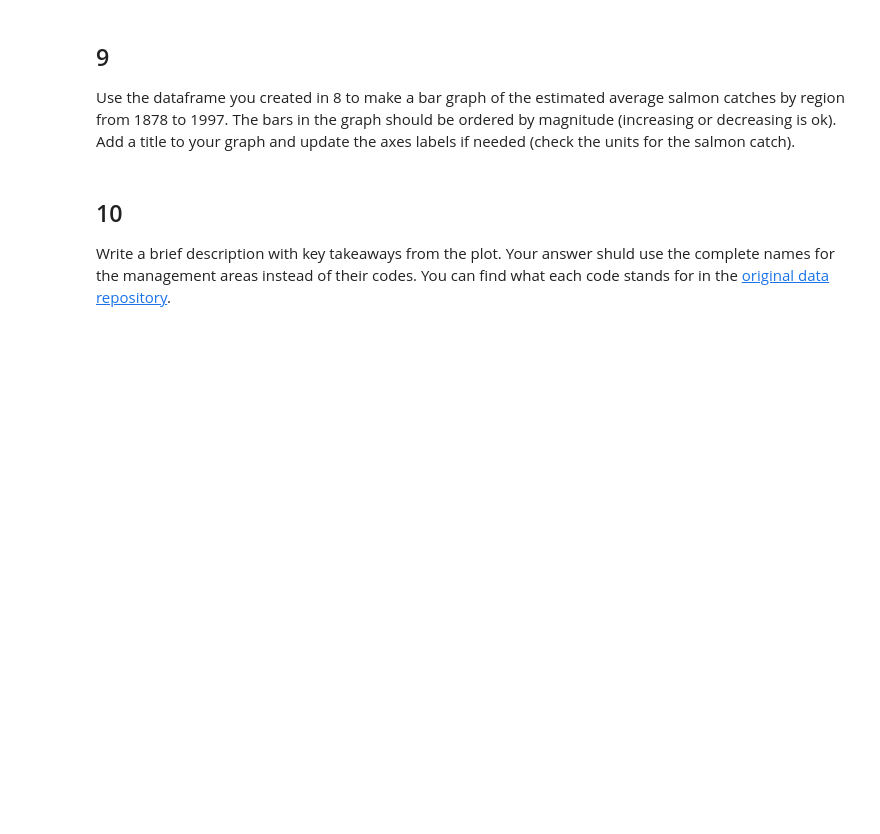
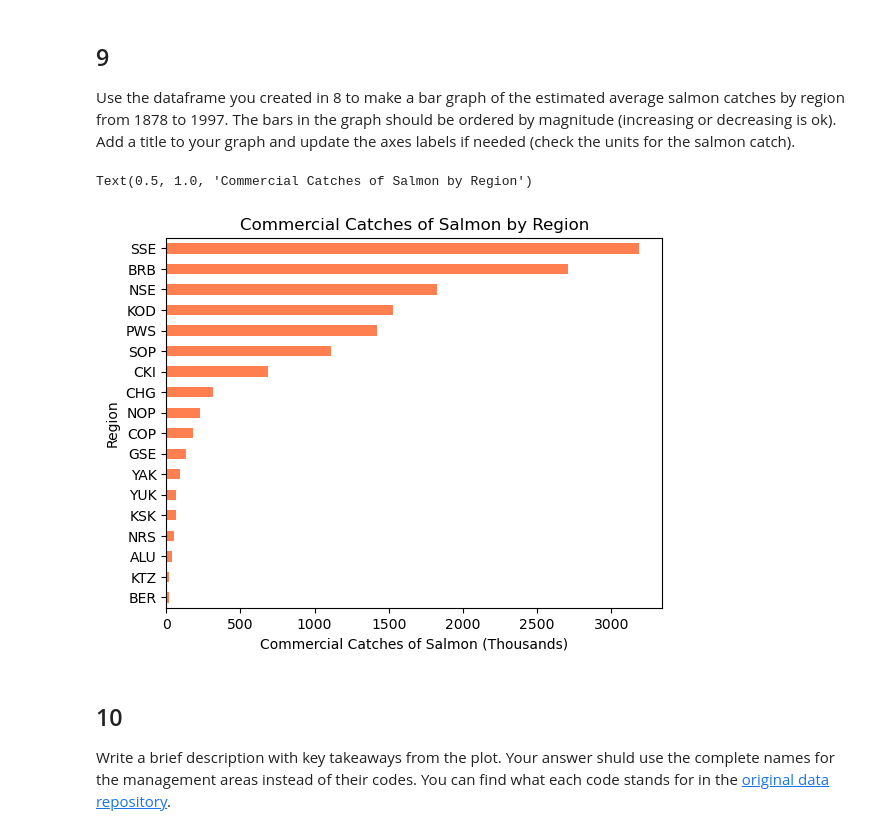
Before and after one commit to willrmull/eds220-hwk2, a Jupyter notebook: task2/hwk2-task2-salmon.ipynb, the cells around one changed output. Cells and saved outputs as stored; diff of their text form; code cells hidden in the pictures; blank space fills up the shorter version.

```diff
--- a/task2/hwk2-task2-salmon.ipynb
+++ b/task2/hwk2-task2-salmon.ipynb
@@ -225,0 +220,4 @@ avg_region
+# %%
+# Find average salmon catch by region
+avg_region = catch_data.groupby('Region')['Catch'].mean()
+avg_region
@@ -233,6 +254,16 @@ grader.check("q8")
 ## 9
 
 Use the dataframe you created in 8 to make a bar graph of the estimated average salmon catches by region from 1878 to 1997. The bars in the graph should be ordered by magnitude (increasing or decreasing is ok). Add a title  to your graph and update the axes labels if needed (check the units for the salmon catch).
+# %%
+import matplotlib.pyplot as plt
+
+#Horizontal bar graph of average salmon catches by region
+avg_region.sort_values(ascending=True).plot(kind = "barh", color = "coral")
+plt.xlabel("Commercial Catches of Salmon (Thousands)")
+plt.title("Commercial Catches of Salmon by Region")
+# %% [output]
+Text(0.5, 1.0, 'Commercial Catches of Salmon by Region')
+[figure, added]
 # %% [markdown]
 <!-- END QUESTION -->
 
```
Also changed, not shown: parts of 5 cells of this notebook.
